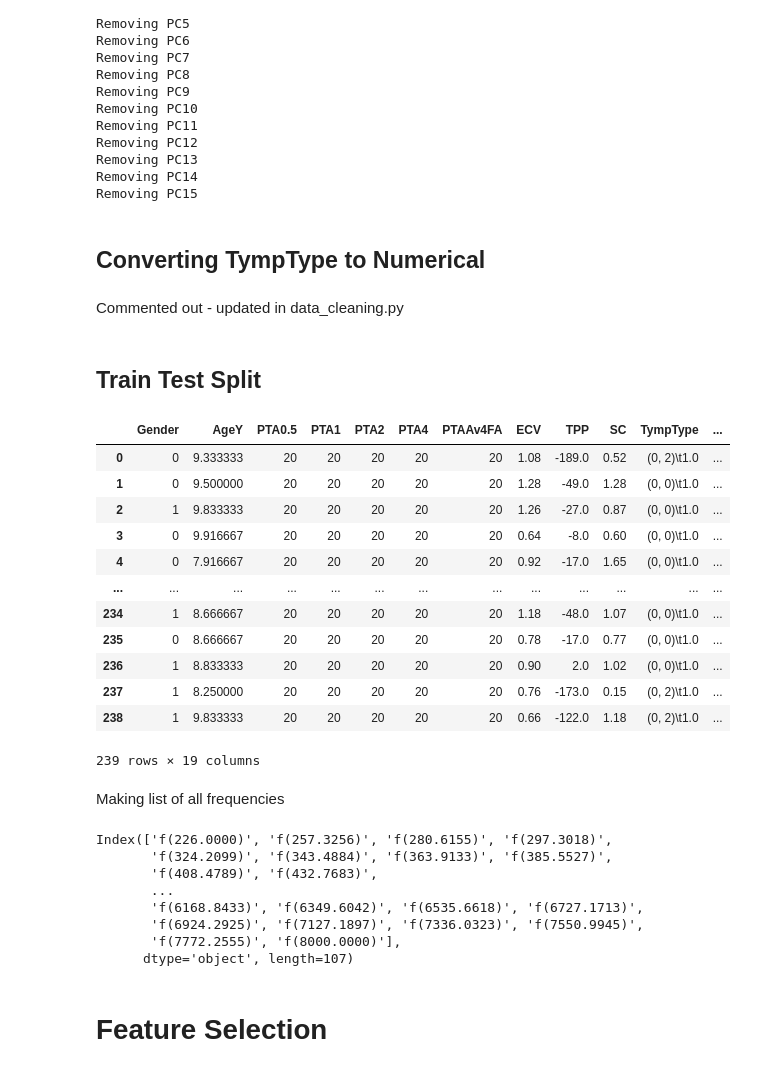
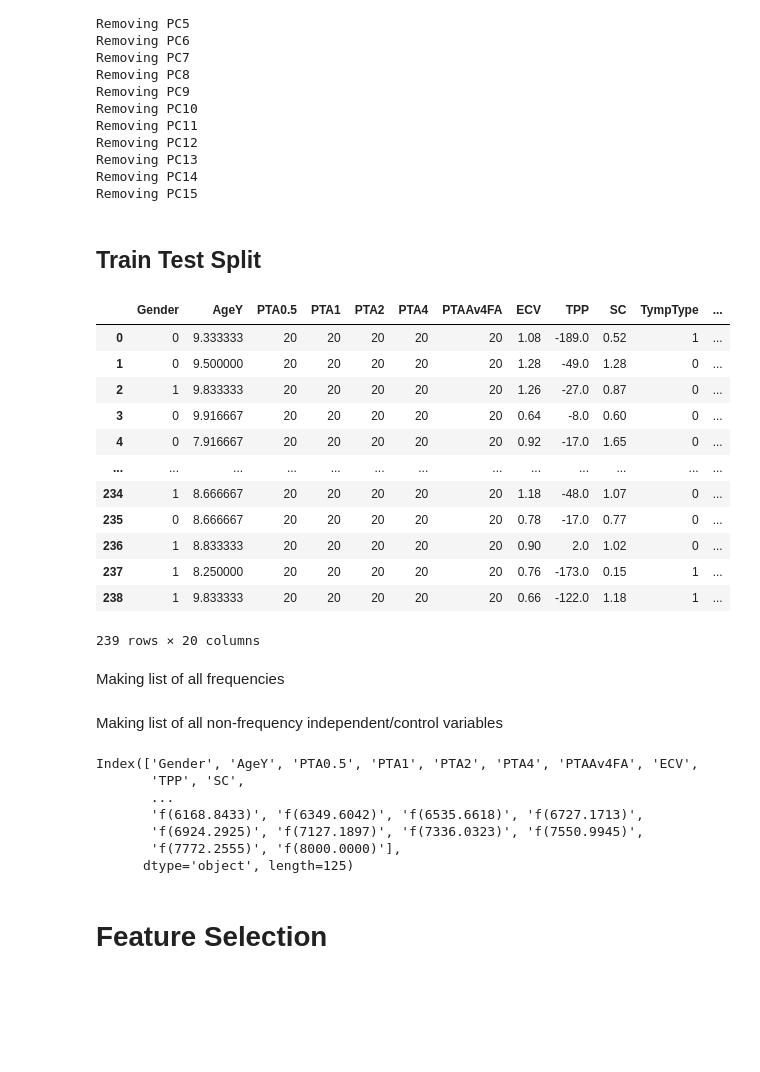
Before and after one commit to Charlene-L/CITS5553-Capstone-Project, a Jupyter notebook: ML Model/Benjamin/Feature Selection.ipynb, the cells around one changed output. Cells and saved outputs as stored; diff of their text form; code cells hidden in the pictures; blank space fills up the shorter version.

Commit message:
Clean up

```diff
--- a/ML Model/Benjamin/Feature Selection.ipynb
+++ b/ML Model/Benjamin/Feature Selection.ipynb
@@ -93,4 +59,0 @@ Removing PC15
-# %% [markdown]
-## Converting TympType to Numerical
-# %% [markdown]
-Commented out - updated in data_cleaning.py
@@ -109,22 +60,24 @@ Commented out - updated in data_cleaning.py
 # %% [markdown]
 ## Train Test Split
 # %%
-wba_data[wba_data.columns[:19]]
+wba_data[wba_data.columns[:20]]
 # %% [output]
 |  | Gender | AgeY | PTA0.5 | PTA1 | PTA2 | PTA4 | PTAAv4FA | ECV | TPP | SC | TympType | ... |
-| 0 | 0 | 9.333333 | 20 | 20 | 20 | 20 | 20 | 1.08 | -189.0 | 0.52 | (0, 2)\t1.0 | ... |
-| 1 | 0 | 9.500000 | 20 | 20 | 20 | 20 | 20 | 1.28 | -49.0 | 1.28 | (0, 0)\t1.0 | ... |
-| 2 | 1 | 9.833333 | 20 | 20 | 20 | 20 | 20 | 1.26 | -27.0 | 0.87 | (0, 0)\t1.0 | ... |
-| 3 | 0 | 9.916667 | 20 | 20 | 20 | 20 | 20 | 0.64 | -8.0 | 0.60 | (0, 0)\t1.0 | ... |
-| 4 | 0 | 7.916667 | 20 | 20 | 20 | 20 | 20 | 0.92 | -17.0 | 1.65 | (0, 0)\t1.0 | ... |
+| 0 | 0 | 9.333333 | 20 | 20 | 20 | 20 | 20 | 1.08 | -189.0 | 0.52 | 1 | ... |
+| 1 | 0 | 9.500000 | 20 | 20 | 20 | 20 | 20 | 1.28 | -49.0 | 1.28 | 0 | ... |
+| 2 | 1 | 9.833333 | 20 | 20 | 20 | 20 | 20 | 1.26 | -27.0 | 0.87 | 0 | ... |
+| 3 | 0 | 9.916667 | 20 | 20 | 20 | 20 | 20 | 0.64 | -8.0 | 0.60 | 0 | ... |
+| 4 | 0 | 7.916667 | 20 | 20 | 20 | 20 | 20 | 0.92 | -17.0 | 1.65 | 0 | ... |
 | ... | ... | ... | ... | ... | ... | ... | ... | ... | ... | ... | ... | ... |
-| 234 | 1 | 8.666667 | 20 | 20 | 20 | 20 | 20 | 1.18 | -48.0 | 1.07 | (0, 0)\t1.0 | ... |
-| 235 | 0 | 8.666667 | 20 | 20 | 20 | 20 | 20 | 0.78 | -17.0 | 0.77 | (0, 0)\t1.0 | ... |
-| 236 | 1 | 8.833333 | 20 | 20 | 20 | 20 | 20 | 0.90 | 2.0 | 1.02 | (0, 0)\t1.0 | ... |
-| 237 | 1 | 8.250000 | 20 | 20 | 20 | 20 | 20 | 0.76 | -173.0 | 0.15 | (0, 2)\t1.0 | ... |
-| 238 | 1 | 9.833333 | 20 | 20 | 20 | 20 | 20 | 0.66 | -122.0 | 1.18 | (0, 2)\t1.0 | ... |
+| 234 | 1 | 8.666667 | 20 | 20 | 20 | 20 | 20 | 1.18 | -48.0 | 1.07 | 0 | ... |
+| 235 | 0 | 8.666667 | 20 | 20 | 20 | 20 | 20 | 0.78 | -17.0 | 0.77 | 0 | ... |
+| 236 | 1 | 8.833333 | 20 | 20 | 20 | 20 | 20 | 0.90 | 2.0 | 1.02 | 0 | ... |
+| 237 | 1 | 8.250000 | 20 | 20 | 20 | 20 | 20 | 0.76 | -173.0 | 0.15 | 1 | ... |
+| 238 | 1 | 9.833333 | 20 | 20 | 20 | 20 | 20 | 0.66 | -122.0 | 1.18 | 1 | ... |
-239 rows × 19 columns
+239 rows × 20 columns
 # %% [markdown]
 Making list of all frequencies
 # %%
 freqs = [f for f in features if f[:2] == "f("]
+# %% [markdown]
+Making list of all non-frequency independent/control variables
@@ -131,7 +86,10 @@ freqs = [f for f in features if f[:2] == "f("]
 # %%
+# Dependent variable
 y = wba_data['OverallPoF']
 
-X = wba_data[freqs]
+# Independent and control variables
+X = wba_data[predictors]
+
 # X = X.loc[:, X.columns != 'OverallPoF']
 
 # ### TEMPORARY
@@ -141,14 +99,13 @@ X = wba_data[freqs]
 # # X = X.drop(['Unnamed: 0', 'DOB', 'DOT', 'AgeM'], axis=1)
 X.columns
 # %% [output]
-Index(['f(226.0000)', 'f(257.3256)', 'f(280.6155)', 'f(297.3018)',
-       'f(324.2099)', 'f(343.4884)', 'f(363.9133)', 'f(385.5527)',
-       'f(408.4789)', 'f(432.7683)',
+Index(['Gender', 'AgeY', 'PTA0.5', 'PTA1', 'PTA2', 'PTA4', 'PTAAv4FA', 'ECV',
+       'TPP', 'SC',
        ...
        'f(6168.8433)', 'f(6349.6042)', 'f(6535.6618)', 'f(6727.1713)',
        'f(6924.2925)', 'f(7127.1897)', 'f(7336.0323)', 'f(7550.9945)',
        'f(7772.2555)', 'f(8000.0000)'],
-      dtype='object', length=107)
+      dtype='object', length=125)
 # %%
 X_train, X_test, y_train, y_test = train_test_split(X, y, test_size=0.1, stratify=y)
 # %% [markdown]
```
Also changed, not shown: parts of 31 cells of this notebook.
